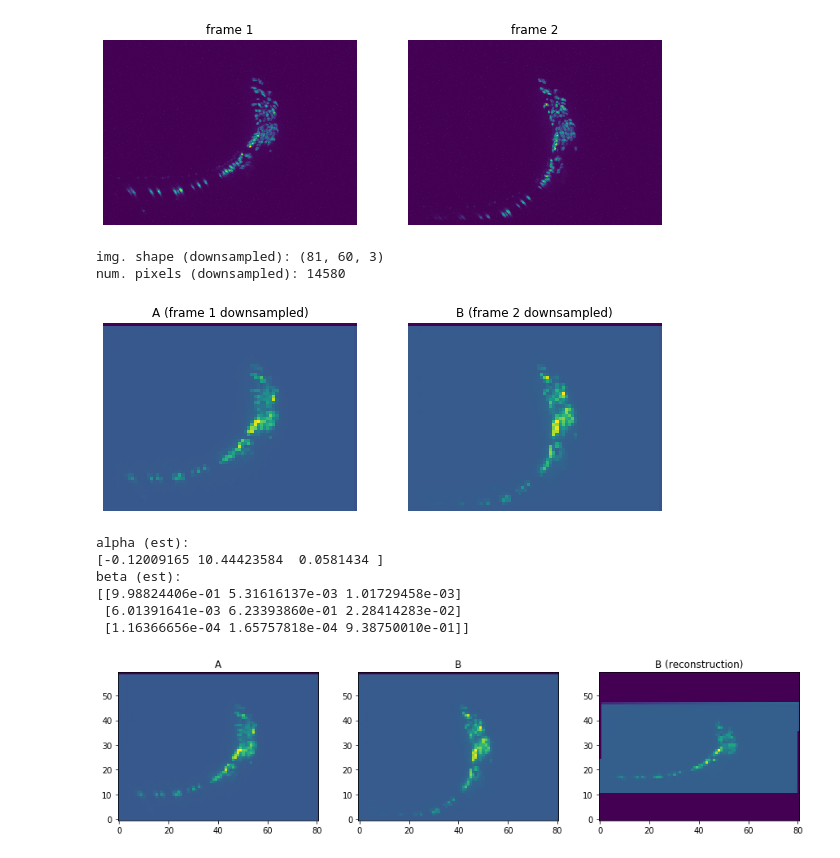
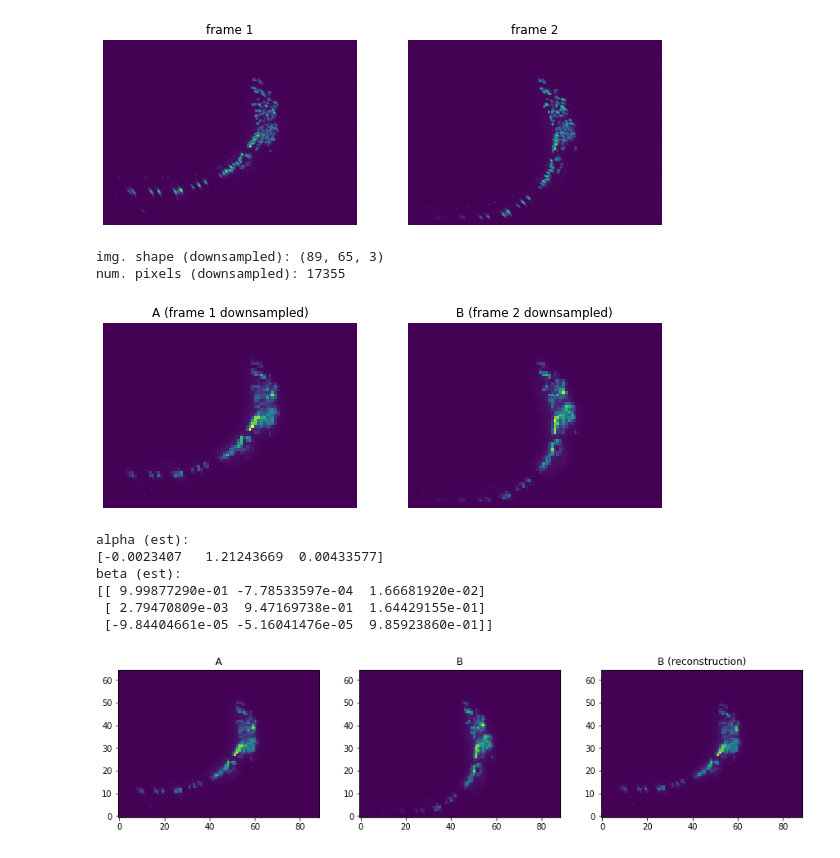
Before and after one commit to evarol/ot_tracking, a Jupyter notebook: python/notebooks/ot_regression_1.ipynb, the cells around one changed output. Cells and saved outputs as stored; diff of their text form; code cells hidden in the pictures.

```diff
--- a/python/notebooks/ot_regression_1.ipynb
+++ b/python/notebooks/ot_regression_1.ipynb
@@ -311,32 +315,37 @@ img. shape: (890, 650, 33)
 num. pixels: 19090500
 [figure]
 # %%
-scl = (11, 11, 11)
+scl = (10, 10, 11)
 
+# Downsample original images
 A = downscale_local_mean(frame_1, scl)
 B = downscale_local_mean(frame_2, scl)
 
 img_shape_ds = A.shape
 n_pixels_ds = img_shape_ds[0] * img_shape_ds[1] * img_shape_ds[2]
+
+# Normalize images
+A = A / np.sum(A)
+B = B / np.sum(B)
 
 plt.figure(figsize=(10, 10))
 
 plt.subplot(121)
 plot_maxproj(A)
 plt.title('A (frame 1 downsampled)')
 plt.axis('off')
 
 plt.subplot(122)
 plot_maxproj(B)
 plt.title('B (frame 2 downsampled)')
 plt.axis('off')
 
 print(f'img. shape (downsampled): {img_shape_ds}')
 print(f'num. pixels (downsampled): {n_pixels_ds}')
 # %% [output]
-img. shape (downsampled): (81, 60, 3)
-num. pixels (downsampled): 14580
+img. shape (downsampled): (89, 65, 3)
+num. pixels (downsampled): 17355
-[figure, old version]
+[figure, new version]
 # %%
 # Entropic regularization parameter
 reg = 1e-3
@@ -349,7 +358,7 @@ M = M_nn / np.median(M_nn)
 P = ot.sinkhorn(A.flatten(), B.flatten(), M, reg, verbose=False)
 # %%
 # Threshold to apply to P matrix (this speeds up computation)
-p_th = 1e-4
+p_th = 1e-5
 
 # Pixel locations
 xg, yg, zg = np.mgrid[0:img_shape_ds[0], 0:img_shape_ds[1], 0:img_shape_ds[2]]
@@ -377,16 +386,16 @@ print('beta (est):')
 print(beta_est)
 # %% [output]
 alpha (est):
-[-0.12009165 10.44423584  0.0581434 ]
+[-0.0023407   1.21243669  0.00433577]
 beta (est):
-[[9.98824406e-01 5.31616137e-03 1.01729458e-03]
- [6.01391641e-03 6.23393860e-01 2.28414283e-02]
- [1.16366656e-04 1.65757818e-04 9.38750010e-01]]
+[[ 9.99877290e-01 -7.78533597e-04  1.66681920e-02]
+ [ 2.79470809e-03  9.47169738e-01  1.64429155e-01]
+ [-9.84404661e-05 -5.16041476e-05  9.85923860e-01]]
 # %%
 # Reconstruct A from B
 inv_beta_est = np.linalg.inv(beta_est)
 inv_alpha_est = -inv_beta_est @ alpha_est
-B_recon = affine_transform(A, inv_beta_est, inv_alpha_est)
+B_recon = affine_transform(A, inv_beta_est, inv_alpha_est, mode='nearest')
 
 plt.figure(figsize=(15, 15))
 
@@ -402,4 +411,4 @@ plt.subplot(133)
 plot_maxproj(B_recon)
 plt.title('B (reconstruction)');
 # %% [output]
-[figure, old version]
+[figure, new version]
```
Also changed, not shown: parts of 7 cells of this notebook, 3 other files.
